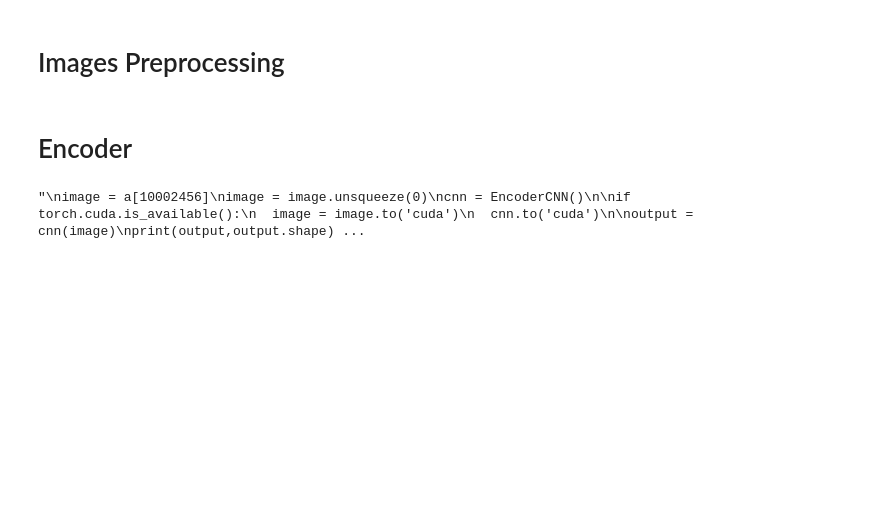
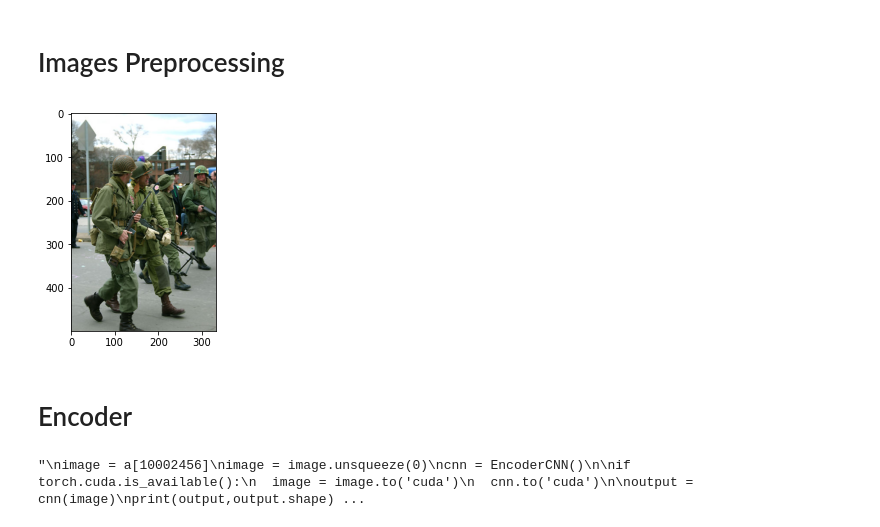
Before and after one commit to fbrand-new/SMLExam, a Jupyter notebook: SML_Project_Claudia.ipynb, the cells around one changed output. Drawn from its saved outputs; the diff is of its cells as text; code cells hidden in the pictures; blank space fills up the shorter version.

```diff
--- a/SML_Project_Claudia.ipynb
+++ b/SML_Project_Claudia.ipynb
@@ -46,24 +44,27 @@ Device: cpu
 # %%
 # APPLY TRANSFORMATIONS TO PIL IMAGE
 def transform_image(image):
   transform = transforms.Compose([transforms.Resize(256),
                                   transforms.CenterCrop(224),
                                   transforms.ToTensor(),
                                   transforms.Normalize((0.485, 0.456, 0.406), (0.229, 0.224, 0.225))
                                   ])
   return transform(image)
 
-img_prova = Image.open('/content/drive/My Drive/SML/SML_Project/Chunk1/img1_200/1624481.jpg')
+img_prova = Image.open('/content/drive/My Drive/SML/SML_Project/All_images/1624481.jpg')
 i = transform_image(img_prova)
 
-# PRINT IMAGE HAVING AN IMAGE KEY
+# PRINT AND RETURN IMAGE HAVING AN IMAGE KEY
 def print_image_from_key(image_key):
   path = '/content/drive/My Drive/SML/SML_Project/All_images/'
   im = Image.open(os.path.join(path,str(image_key)+'.jpg'))
   %matplotlib inline
   imshow(np.asarray(im))
+  return im
 
-#print_image_from_key(1624481)
+image = print_image_from_key(1624481)
+# %% [output]
+[figure, added]
 # %%
 # FUNCTION TO BUILD THE DICTIONARY (JUST FIRST 15K IMAGES)
 # don't run, it takes 2 hours
```
Also changed, not shown: parts of 10 cells of this notebook.
